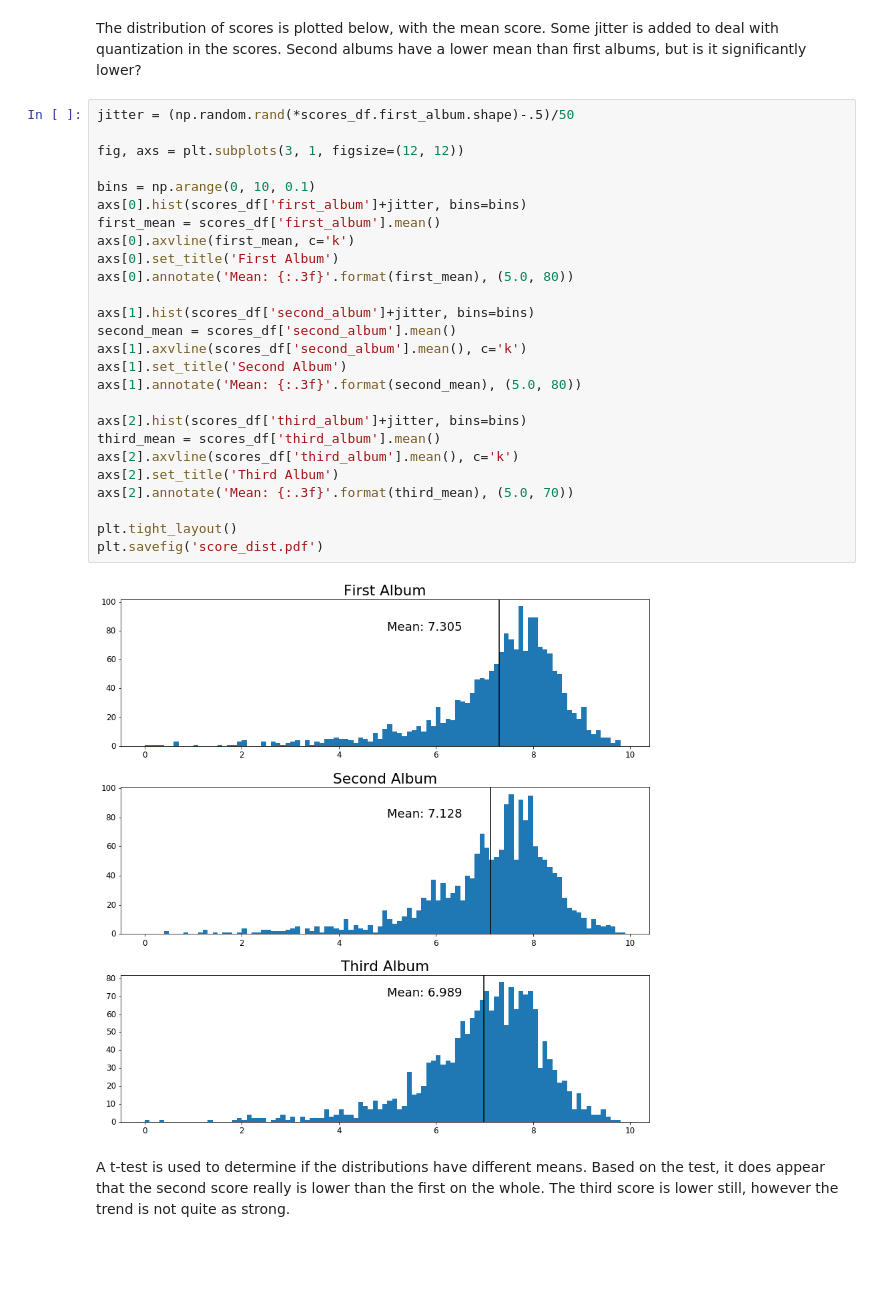
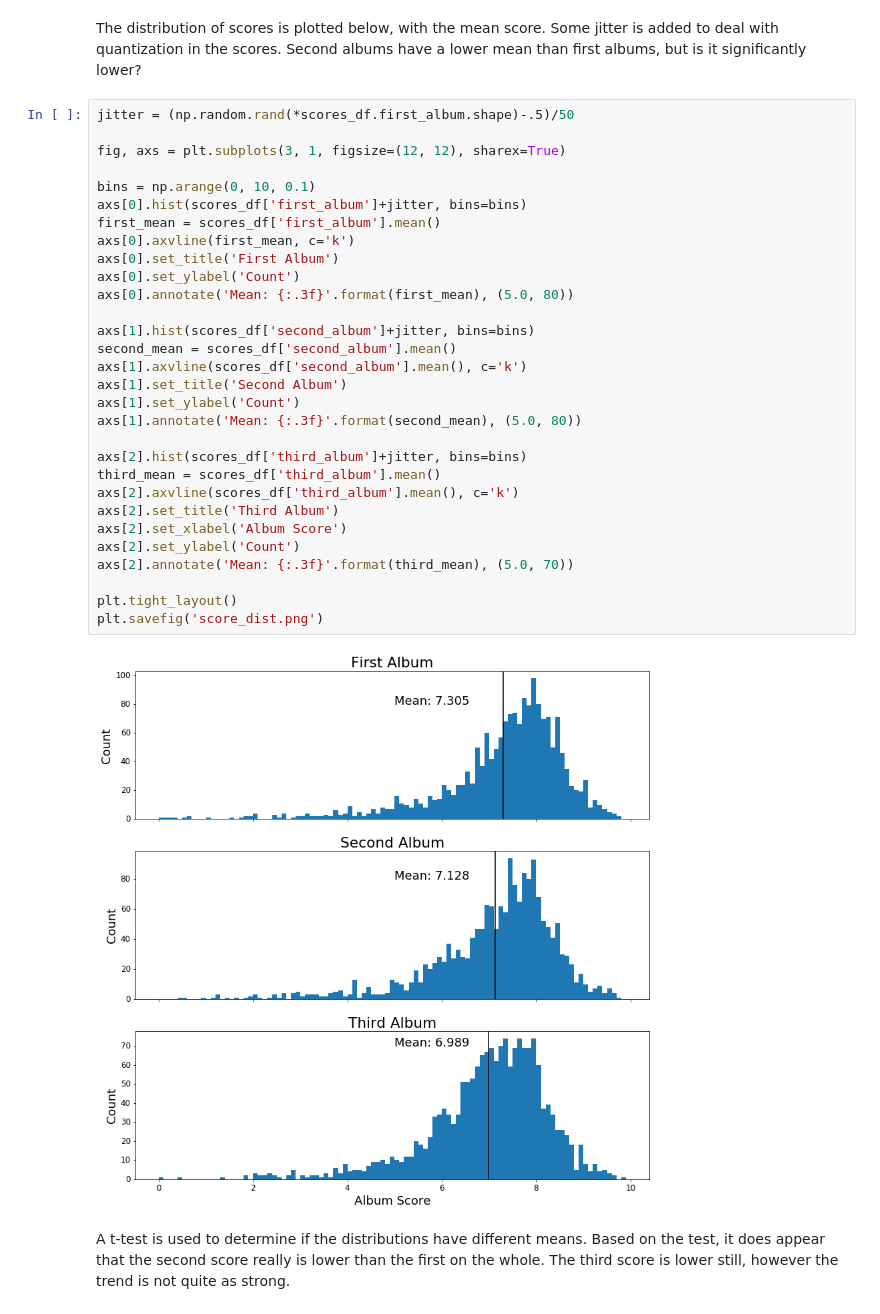
Before and after one commit to tinsmancb/pitchfork-reviews, a Jupyter notebook: Pitchfork Review Data Analysis.ipynb, the cells around one changed output. Drawn from its saved outputs; the diff is of its cells as text; blank space fills up the shorter version.

```diff
--- a/Pitchfork Review Data Analysis.ipynb
+++ b/Pitchfork Review Data Analysis.ipynb
@@ -448,31 +448,35 @@ The distribution of scores is plotted below, with the mean score. Some jitter is
 # %%
 jitter = (np.random.rand(*scores_df.first_album.shape)-.5)/50
 
-fig, axs = plt.subplots(3, 1, figsize=(12, 12))
+fig, axs = plt.subplots(3, 1, figsize=(12, 12), sharex=True)
 
 bins = np.arange(0, 10, 0.1)
 axs[0].hist(scores_df['first_album']+jitter, bins=bins)
 first_mean = scores_df['first_album'].mean()
 axs[0].axvline(first_mean, c='k')
 axs[0].set_title('First Album')
+axs[0].set_ylabel('Count')
 axs[0].annotate('Mean: {:.3f}'.format(first_mean), (5.0, 80))
 
 axs[1].hist(scores_df['second_album']+jitter, bins=bins)
 second_mean = scores_df['second_album'].mean()
 axs[1].axvline(scores_df['second_album'].mean(), c='k')
 axs[1].set_title('Second Album')
+axs[1].set_ylabel('Count')
 axs[1].annotate('Mean: {:.3f}'.format(second_mean), (5.0, 80))
 
 axs[2].hist(scores_df['third_album']+jitter, bins=bins)
 third_mean = scores_df['third_album'].mean()
 axs[2].axvline(scores_df['third_album'].mean(), c='k')
 axs[2].set_title('Third Album')
+axs[2].set_xlabel('Album Score')
+axs[2].set_ylabel('Count')
 axs[2].annotate('Mean: {:.3f}'.format(third_mean), (5.0, 70))
 
 plt.tight_layout()
-plt.savefig('score_dist.pdf')
+plt.savefig('score_dist.png')
 # %% [output]
-[figure, old version]
+[figure, new version]
 # %% [markdown]
 A t-test is used to determine if the distributions have different means. Based on the test, it does appear that the second score really is lower than the first on the whole. The third score is lower still, however the trend is not quite as strong.
 # %%
```
Also changed, not shown: parts of 6 cells of this notebook, 7 other files.
